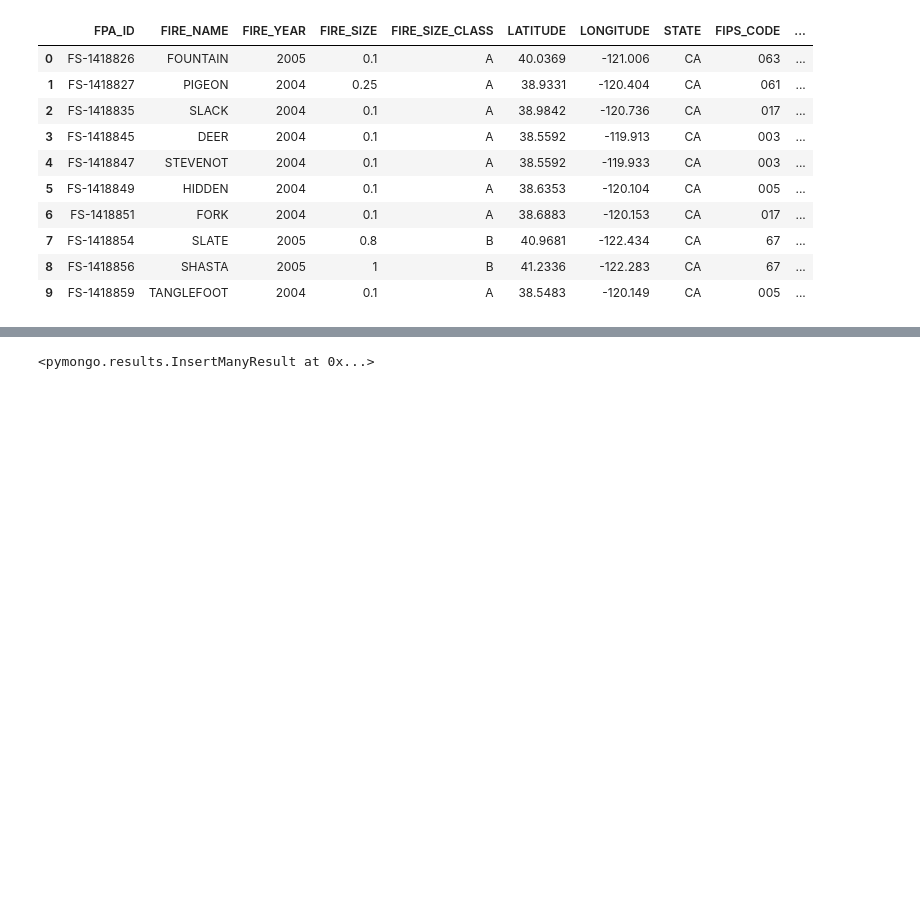
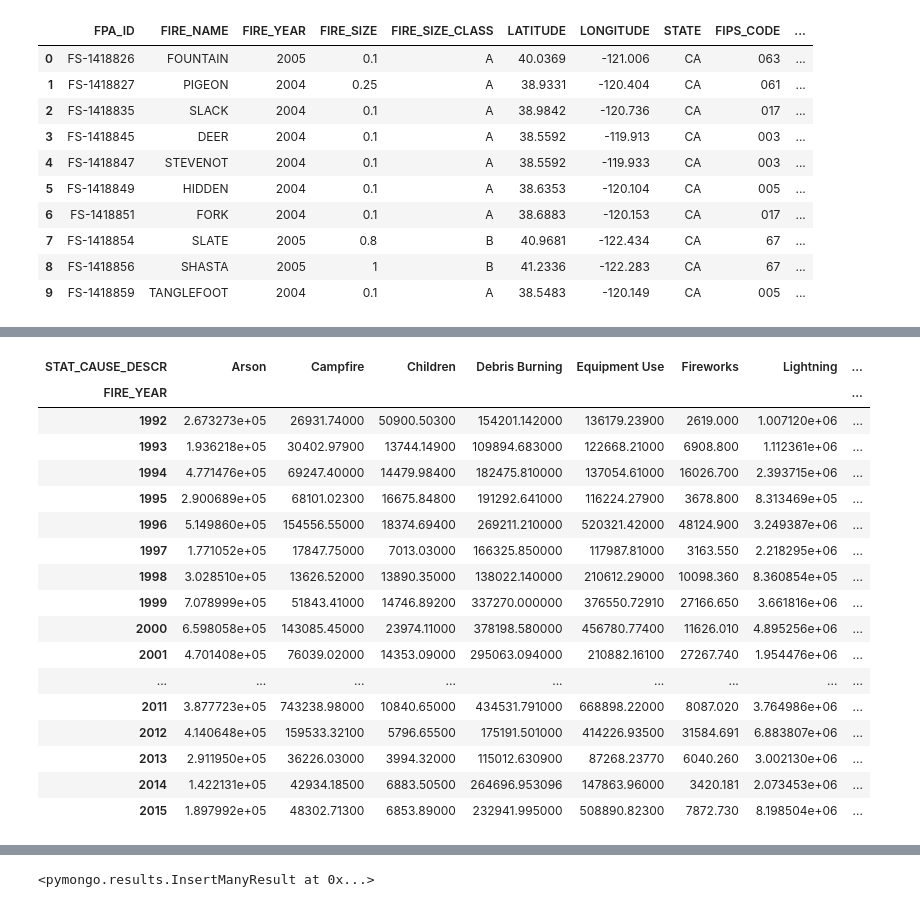
Before and after one commit to BryanSouza91/National-Wildfires-Visualized, a Jupyter notebook: data_prep.ipynb, the cells around one changed output, grey strips where cells are left out. Cells and saved outputs as stored; diff of their text form; code cells hidden in the pictures; blank space fills up the shorter version.

```diff
--- a/data_prep.ipynb
+++ b/data_prep.ipynb
@@ -162,0 +379,23 @@ Viz_df.head(10)
+# %%
+cause_size_pivot = pd.pivot_table(Viz_df, values='FIRE_SIZE', index=['FIRE_YEAR'],
+                    columns=['STAT_CAUSE_DESCR'], aggfunc=np.sum, fill_value=0)
+cause_size_pivot
+# %% [output]
+| STAT_CAUSE_DESCR | Arson | Campfire | Children | Debris Burning | Equipment Use | Fireworks | Lightning | ... |
+| FIRE_YEAR |  |  |  |  |  |  |  | ... |
+| 1992 | 2.673273e+05 | 26931.74000 | 50900.50300 | 154201.142000 | 136179.23900 | 2619.000 | 1.007120e+06 | ... |
+| 1993 | 1.936218e+05 | 30402.97900 | 13744.14900 | 109894.683000 | 122668.21000 | 6908.800 | 1.112361e+06 | ... |
+| 1994 | 4.771476e+05 | 69247.40000 | 14479.98400 | 182475.810000 | 137054.61000 | 16026.700 | 2.393715e+06 | ... |
+| 1995 | 2.900689e+05 | 68101.02300 | 16675.84800 | 191292.641000 | 116224.27900 | 3678.800 | 8.313469e+05 | ... |
+| 1996 | 5.149860e+05 | 154556.55000 | 18374.69400 | 269211.210000 | 520321.42000 | 48124.900 | 3.249387e+06 | ... |
+| 1997 | 1.771052e+05 | 17847.75000 | 7013.03000 | 166325.850000 | 117987.81000 | 3163.550 | 2.218295e+06 | ... |
+| 1998 | 3.028510e+05 | 13626.52000 | 13890.35000 | 138022.140000 | 210612.29000 | 10098.360 | 8.360854e+05 | ... |
+| 1999 | 7.078999e+05 | 51843.41000 | 14746.89200 | 337270.000000 | 376550.72910 | 27166.650 | 3.661816e+06 | ... |
+| 2000 | 6.598058e+05 | 143085.45000 | 23974.11000 | 378198.580000 | 456780.77400 | 11626.010 | 4.895256e+06 | ... |
+| 2001 | 4.701408e+05 | 76039.02000 | 14353.09000 | 295063.094000 | 210882.16100 | 27267.740 | 1.954476e+06 | ... |
+| ... | ... | ... | ... | ... | ... | ... | ... | ... |
+| 2011 | 3.877723e+05 | 743238.98000 | 10840.65000 | 434531.791000 | 668898.22000 | 8087.020 | 3.764986e+06 | ... |
+| 2012 | 4.140648e+05 | 159533.32100 | 5796.65500 | 175191.501000 | 414226.93500 | 31584.691 | 6.883807e+06 | ... |
+| 2013 | 2.911950e+05 | 36226.03000 | 3994.32000 | 115012.630900 | 87268.23770 | 6040.260 | 3.002130e+06 | ... |
+| 2014 | 1.422131e+05 | 42934.18500 | 6883.50500 | 264696.953096 | 147863.96000 | 3420.181 | 2.073453e+06 | ... |
+| 2015 | 1.897992e+05 | 48302.71300 | 6853.89000 | 232941.995000 | 508890.82300 | 7872.730 | 8.198504e+06 | ... |
```
Also changed, not shown: parts of 27 cells of this notebook, 5 other files.
